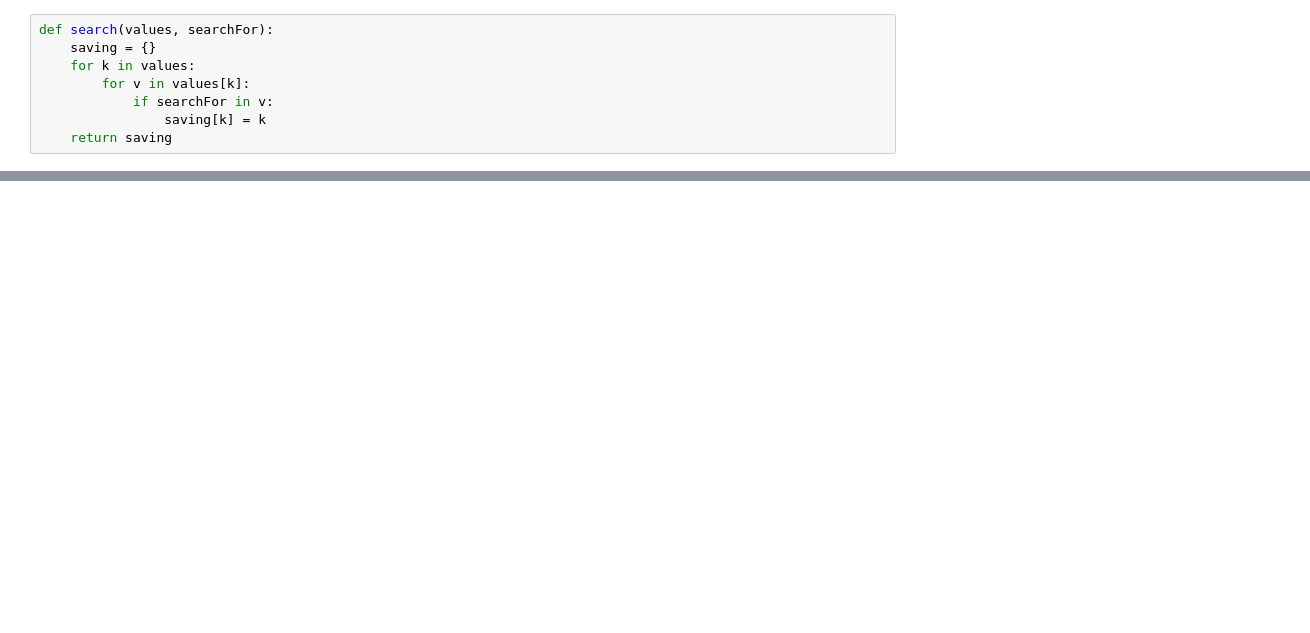
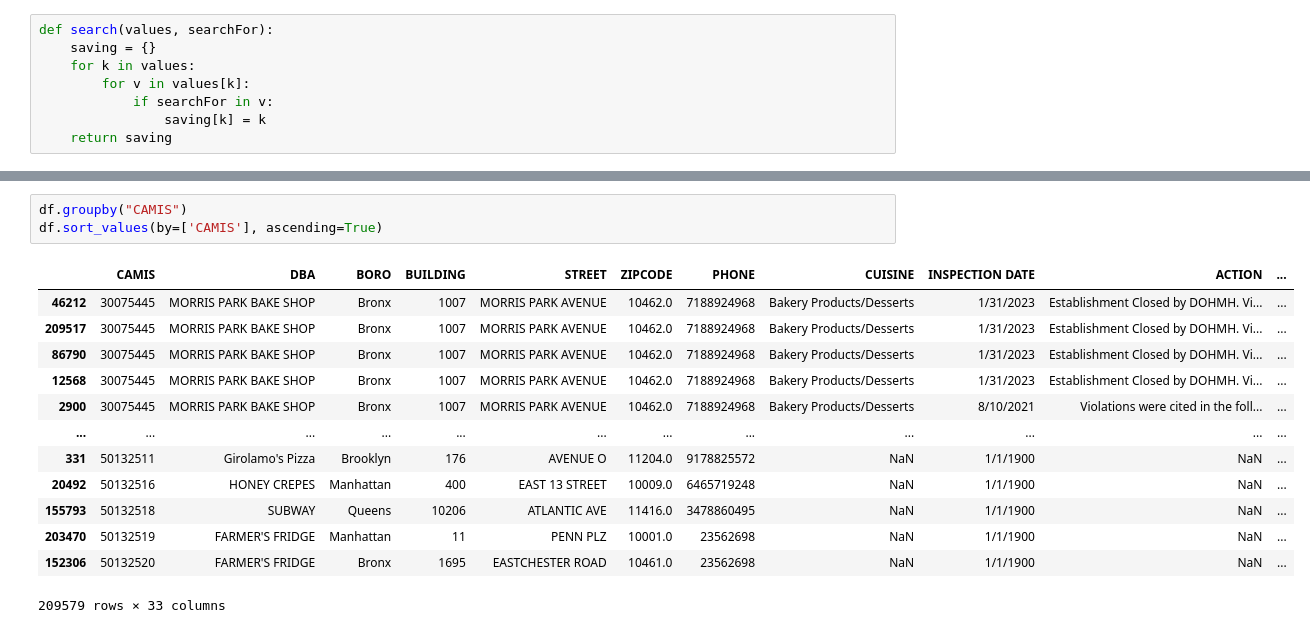
Before and after one commit to JacobMinkin/NYC_Restaurant_Health_Inspection, a Jupyter notebook: Project_1_Violations.ipynb, the cells around one changed output, grey strips where cells are left out. Saved outputs shown, nothing was run; the diff lists cells and outputs as text; blank space fills up the shorter version.

```diff
--- a/Project_1_Violations.ipynb
+++ b/Project_1_Violations.ipynb
@@ -116,0 +396,17 @@ violation_dicts['04K']
+# %%
+df.groupby("CAMIS")
+df.sort_values(by=['CAMIS'], ascending=True)
+# %% [output]
+|  | CAMIS | DBA | BORO | BUILDING | STREET | ZIPCODE | PHONE | CUISINE | INSPECTION DATE | ACTION | ... |
+| 46212 | 30075445 | MORRIS PARK BAKE SHOP | Bronx | 1007 | MORRIS PARK AVENUE | 10462.0 | 7188924968 | Bakery Products/Desserts | 1/31/2023 | Establishment Closed by DOHMH. Vi... | ... |
+| 209517 | 30075445 | MORRIS PARK BAKE SHOP | Bronx | 1007 | MORRIS PARK AVENUE | 10462.0 | 7188924968 | Bakery Products/Desserts | 1/31/2023 | Establishment Closed by DOHMH. Vi... | ... |
+| 86790 | 30075445 | MORRIS PARK BAKE SHOP | Bronx | 1007 | MORRIS PARK AVENUE | 10462.0 | 7188924968 | Bakery Products/Desserts | 1/31/2023 | Establishment Closed by DOHMH. Vi... | ... |
+| 12568 | 30075445 | MORRIS PARK BAKE SHOP | Bronx | 1007 | MORRIS PARK AVENUE | 10462.0 | 7188924968 | Bakery Products/Desserts | 1/31/2023 | Establishment Closed by DOHMH. Vi... | ... |
+| 2900 | 30075445 | MORRIS PARK BAKE SHOP | Bronx | 1007 | MORRIS PARK AVENUE | 10462.0 | 7188924968 | Bakery Products/Desserts | 8/10/2021 | Violations were cited in the foll... | ... |
+| ... | ... | ... | ... | ... | ... | ... | ... | ... | ... | ... | ... |
+| 331 | 50132511 | Girolamo's Pizza | Brooklyn | 176 | AVENUE O | 11204.0 | 9178825572 | NaN | 1/1/1900 | NaN | ... |
+| 20492 | 50132516 | HONEY CREPES | Manhattan | 400 | EAST 13 STREET | 10009.0 | 6465719248 | NaN | 1/1/1900 | NaN | ... |
+| 155793 | 50132518 | SUBWAY | Queens | 10206 | ATLANTIC AVE | 11416.0 | 3478860495 | NaN | 1/1/1900 | NaN | ... |
+| 203470 | 50132519 | FARMER'S FRIDGE | Manhattan | 11 | PENN PLZ | 10001.0 | 23562698 | NaN | 1/1/1900 | NaN | ... |
+| 152306 | 50132520 | FARMER'S FRIDGE | Bronx | 1695 | EASTCHESTER ROAD | 10461.0 | 23562698 | NaN | 1/1/1900 | NaN | ... |
+209579 rows × 33 columns
```
Also changed, not shown: parts of 33 cells of this notebook, 2 other files.
